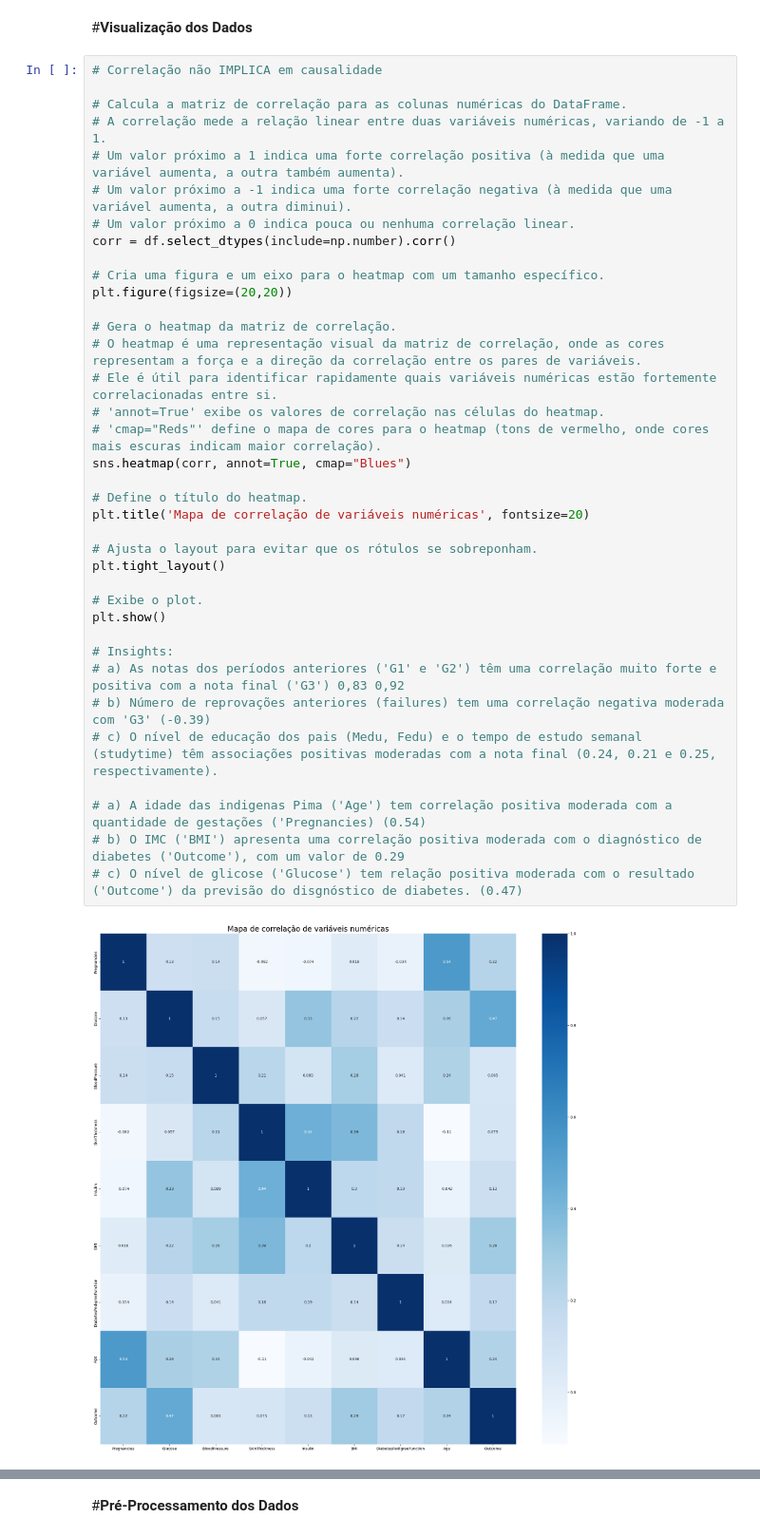
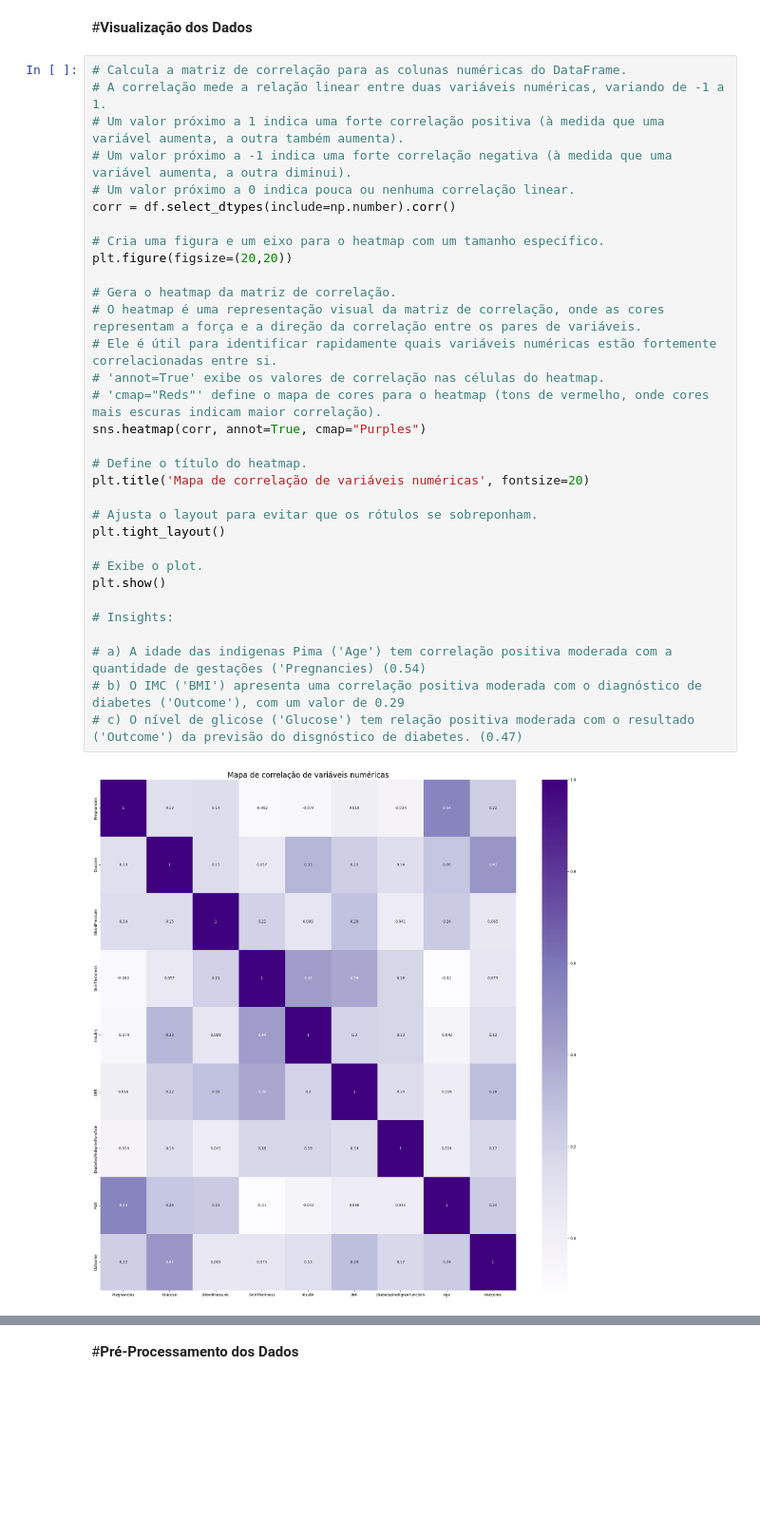
Before and after one commit to camilamenezzzes/Analise-Dataset-Pima, a Jupyter notebook: Análise_do_Dataset_Pima.ipynb, the cells around one changed output, grey strips where cells are left out. Shown: that part at 95% size. Cells and saved outputs as stored; diff of their text form; blank space fills up the shorter version.

Commit message:
Etapa de visualização de dados concluída

```diff
--- a/Análise_do_Dataset_Pima.ipynb
+++ b/Análise_do_Dataset_Pima.ipynb
@@ -130,41 +130,36 @@ df.describe(include="all").T # inclue dados categóricos (qualitativos)
 # %% [markdown]
 #**Visualização dos Dados**
 # %%
-# Correlação não IMPLICA em causalidade
-
 # Calcula a matriz de correlação para as colunas numéricas do DataFrame.
 # A correlação mede a relação linear entre duas variáveis numéricas, variando de -1 a 1.
 # Um valor próximo a 1 indica uma forte correlação positiva (à medida que uma variável aumenta, a outra também aumenta).
 # Um valor próximo a -1 indica uma forte correlação negativa (à medida que uma variável aumenta, a outra diminui).
 # Um valor próximo a 0 indica pouca ou nenhuma correlação linear.
 corr = df.select_dtypes(include=np.number).corr()
 
 # Cria uma figura e um eixo para o heatmap com um tamanho específico.
 plt.figure(figsize=(20,20))
 
 # Gera o heatmap da matriz de correlação.
 # O heatmap é uma representação visual da matriz de correlação, onde as cores representam a força e a direção da correlação entre os pares de variáveis.
 # Ele é útil para identificar rapidamente quais variáveis numéricas estão fortemente correlacionadas entre si.
 # 'annot=True' exibe os valores de correlação nas células do heatmap.
 # 'cmap="Reds"' define o mapa de cores para o heatmap (tons de vermelho, onde cores mais escuras indicam maior correlação).
-sns.heatmap(corr, annot=True, cmap="Blues")
+sns.heatmap(corr, annot=True, cmap="Purples")
 
 # Define o título do heatmap.
 plt.title('Mapa de correlação de variáveis numéricas', fontsize=20)
 
 # Ajusta o layout para evitar que os rótulos se sobreponham.
 plt.tight_layout()
 
 # Exibe o plot.
 plt.show()
 
 # Insights:
-# a) As notas dos períodos anteriores ('G1' e 'G2') têm uma correlação muito forte e positiva com a nota final ('G3') 0,83 0,92
-# b) Número de reprovações anteriores (failures) tem uma correlação negativa moderada com 'G3' (-0.39)
-# c) O nível de educação dos pais (Medu, Fedu) e o tempo de estudo semanal (studytime) têm associações positivas moderadas com a nota final (0.24, 0.21 e 0.25, respectivamente).
 
 # a) A idade das indigenas Pima ('Age') tem correlação positiva moderada com a quantidade de gestações ('Pregnancies) (0.54)
 # b) O IMC ('BMI') apresenta uma correlação positiva moderada com o diagnóstico de diabetes ('Outcome'), com um valor de 0.29
 # c) O nível de glicose ('Glucose') tem relação positiva moderada com o resultado ('Outcome') da previsão do disgnóstico de diabetes. (0.47)
 # %% [output]
-[figure, old version]
+[figure, new version]
```
Also changed, not shown: parts of 5 cells of this notebook.
